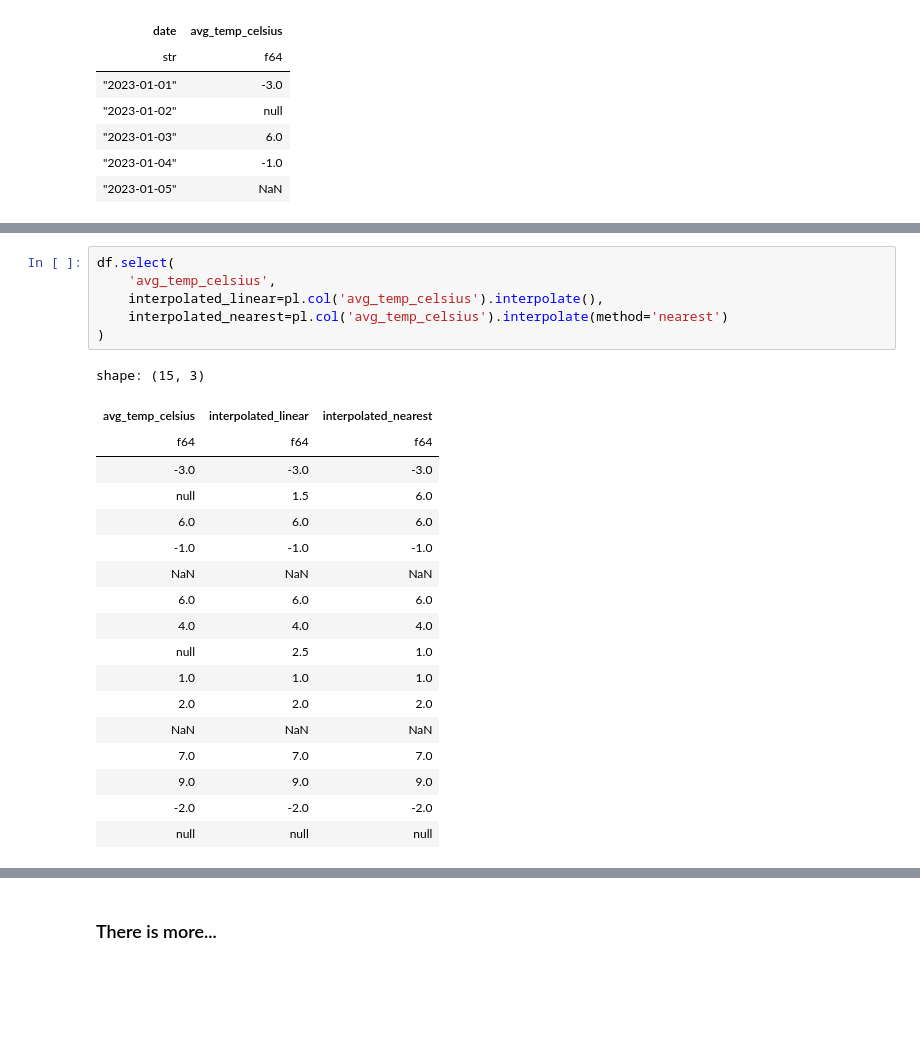
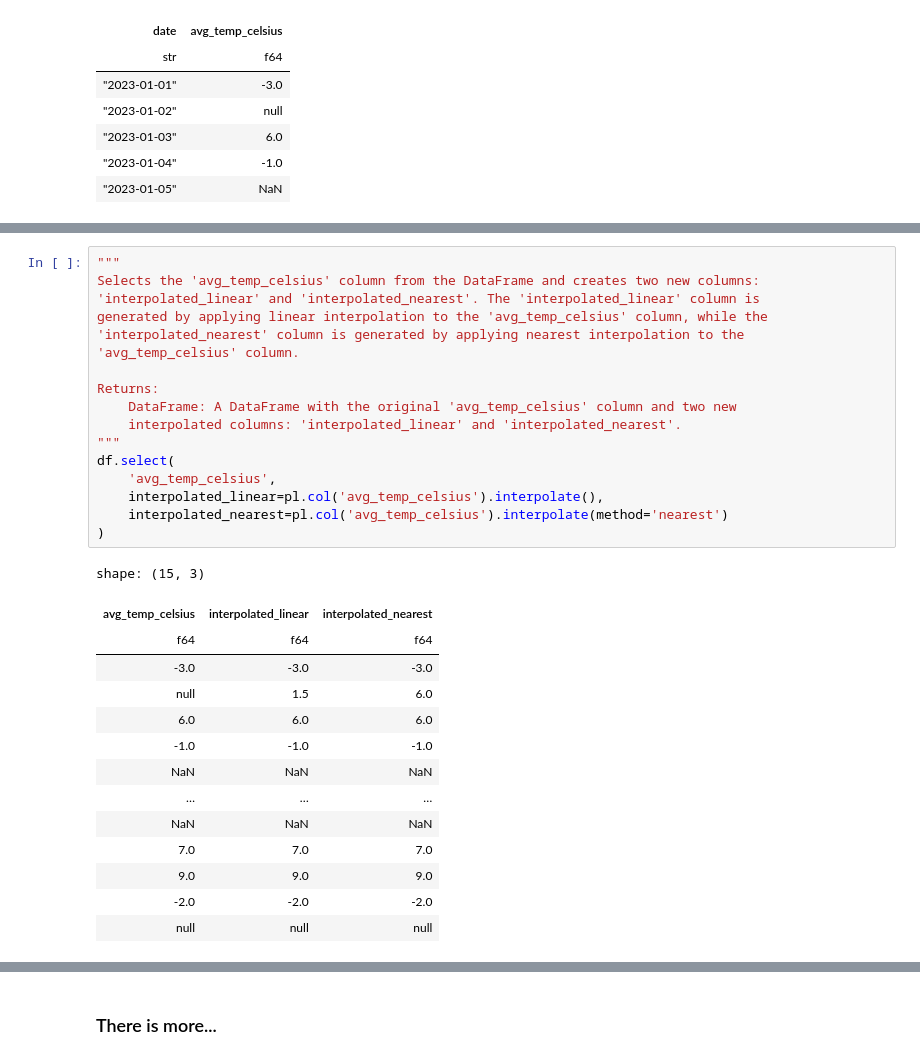
Before and after one commit to PacktPublishing/Polars-Cookbook, a Jupyter notebook: Chapter05/ch05.ipynb, the cells around one changed output, grey strips where cells are left out. Saved outputs shown, nothing was run; the diff lists cells and outputs as text; blank space fills up the shorter version.

```diff
--- a/Chapter05/ch05.ipynb
+++ b/Chapter05/ch05.ipynb
@@ -174,31 +314,38 @@ shape: (15, 6)
 | 9.0 | 9.0 | 9.0 | 9.0 | 9.0 | 9.0 |
 | -2.0 | -2.0 | -2.0 | -2.0 | -2.0 | -2.0 |
 | null | -2.0 | null | NaN | -3.0 | 9.0 |
-# %%
-df.select(
-    'avg_temp_celsius',
-    interpolated_linear=pl.col('avg_temp_celsius').interpolate(),
-    interpolated_nearest=pl.col('avg_temp_celsius').interpolate(method='nearest')
-)
-# %% [output]
-shape: (15, 3)
-| avg_temp_celsius | interpolated_linear | interpolated_nearest |
-| f64 | f64 | f64 |
-| -3.0 | -3.0 | -3.0 |
-| null | 1.5 | 6.0 |
-| 6.0 | 6.0 | 6.0 |
-| -1.0 | -1.0 | -1.0 |
-| NaN | NaN | NaN |
-| 6.0 | 6.0 | 6.0 |
-| 4.0 | 4.0 | 4.0 |
-| null | 2.5 | 1.0 |
-| 1.0 | 1.0 | 1.0 |
-| 2.0 | 2.0 | 2.0 |
-| NaN | NaN | NaN |
-| 7.0 | 7.0 | 7.0 |
-| 9.0 | 9.0 | 9.0 |
-| -2.0 | -2.0 | -2.0 |
-| null | null | null |
+# %%
+"""
+Selects the 'avg_temp_celsius' column from the DataFrame and creates two new columns:
+'interpolated_linear' and 'interpolated_nearest'. The 'interpolated_linear' column is
+generated by applying linear interpolation to the 'avg_temp_celsius' column, while the
+'interpolated_nearest' column is generated by applying nearest interpolation to the
+'avg_temp_celsius' column.
+
+Returns:
+    DataFrame: A DataFrame with the original 'avg_temp_celsius' column and two new
+    interpolated columns: 'interpolated_linear' and 'interpolated_nearest'.
+"""
+df.select(
+    'avg_temp_celsius',
+    interpolated_linear=pl.col('avg_temp_celsius').interpolate(),
+    interpolated_nearest=pl.col('avg_temp_celsius').interpolate(method='nearest')
+)
+# %% [output]
+shape: (15, 3)
+| avg_temp_celsius | interpolated_linear | interpolated_nearest |
+| f64 | f64 | f64 |
+| -3.0 | -3.0 | -3.0 |
+| null | 1.5 | 6.0 |
+| 6.0 | 6.0 | 6.0 |
+| -1.0 | -1.0 | -1.0 |
+| NaN | NaN | NaN |
+| … | … | … |
+| NaN | NaN | NaN |
+| 7.0 | 7.0 | 7.0 |
+| 9.0 | 9.0 | 9.0 |
+| -2.0 | -2.0 | -2.0 |
+| null | null | null |
 # %%
 df.select(
     'avg_temp_celsius',
```
Also changed, not shown: parts of 24 cells of this notebook.
